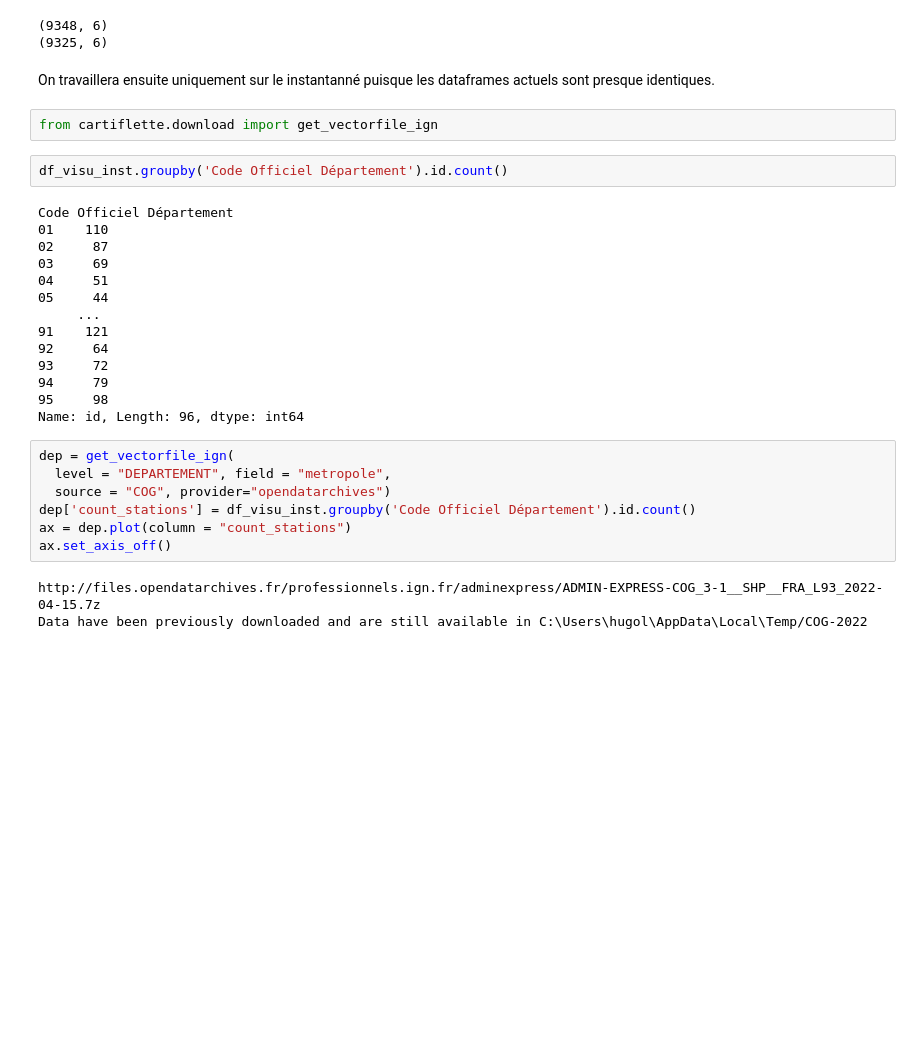
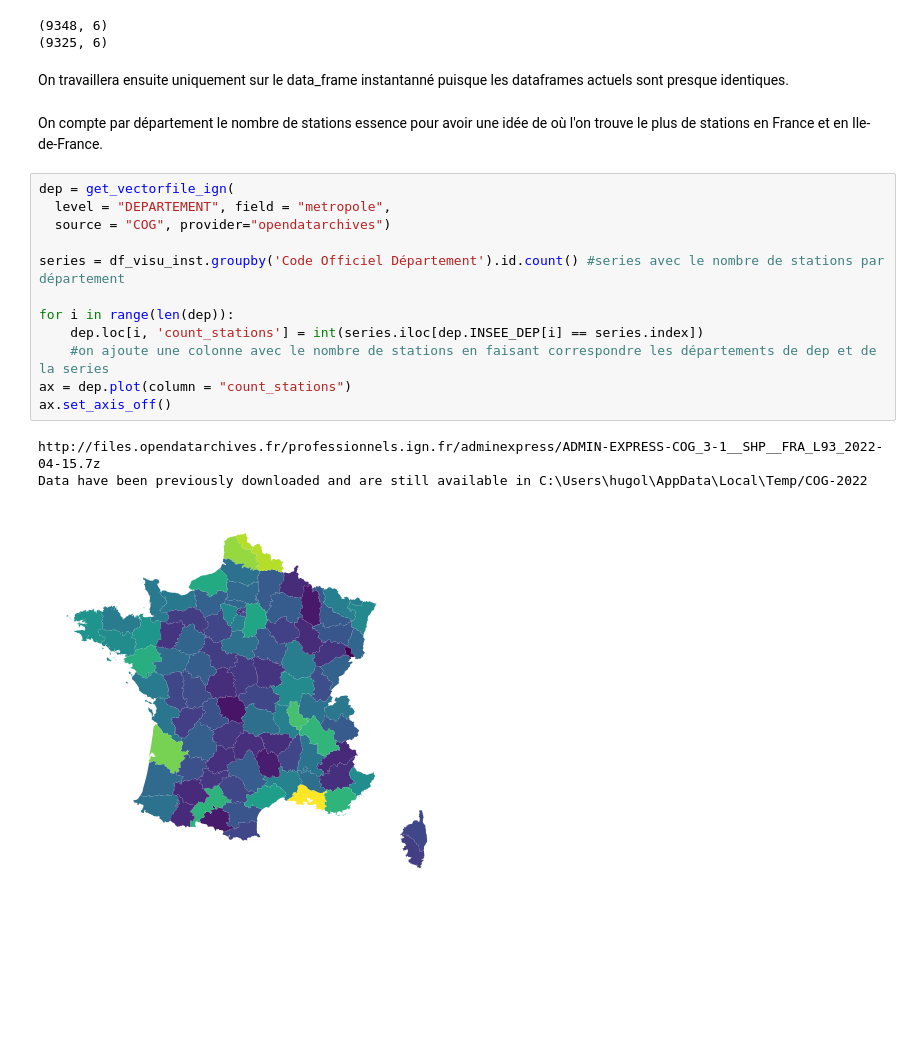
Before and after one commit to hlmth/projet-python, a Jupyter notebook: 1. visualisation.ipynb, the cells around one changed output. Saved outputs shown, nothing was run; the diff lists cells and outputs as text; blank space fills up the shorter version.

Commit message:
avancement visu

```diff
--- a/1. visualisation.ipynb
+++ b/1. visualisation.ipynb
@@ -77,33 +80,22 @@ print(df_visu_quot.shape)
 (9348, 6)
 (9325, 6)
 # %% [markdown]
-On travaillera ensuite uniquement sur le instantanné puisque les dataframes actuels sont presque identiques.
+On travaillera ensuite uniquement sur le data_frame instantanné puisque les dataframes actuels sont presque identiques.
-# %%
-from cartiflette.download import get_vectorfile_ign
-# %%
-df_visu_inst.groupby('Code Officiel Département').id.count()
-# %% [output]
-Code Officiel Département
-01    110
-02     87
-03     69
-04     51
-05     44
-     ...
-91    121
-92     64
-93     72
-94     79
-95     98
-Name: id, Length: 96, dtype: int64
+# %% [markdown]
+On compte par département le nombre de stations essence pour avoir une idée de où l'on trouve le plus de stations en France et en Ile-de-France.
 # %%
 dep = get_vectorfile_ign(
   level = "DEPARTEMENT", field = "metropole",
   source = "COG", provider="opendatarchives")
-dep['count_stations'] = df_visu_inst.groupby('Code Officiel Département').id.count()
+
+series = df_visu_inst.groupby('Code Officiel Département').id.count() #series avec le nombre de stations par département
+
+for i in range(len(dep)):
+    dep.loc[i, 'count_stations'] = int(series.iloc[dep.INSEE_DEP[i] == series.index])
+    #on ajoute une colonne avec le nombre de stations en faisant correspondre les départements de dep et de la series
 ax = dep.plot(column = "count_stations")
 ax.set_axis_off()
 # %% [output]
 http://files.opendatarchives.fr/professionnels.ign.fr/adminexpress/ADMIN-EXPRESS-COG_3-1__SHP__FRA_L93_2022-04-15.7z
 Data have been previously downloaded and are still available in C:\Users\hugol\AppData\Local\Temp/COG-2022
-[figure, old version]
+[figure, new version]
```
Also changed, not shown: parts of 8 cells of this notebook, 1 other file.
